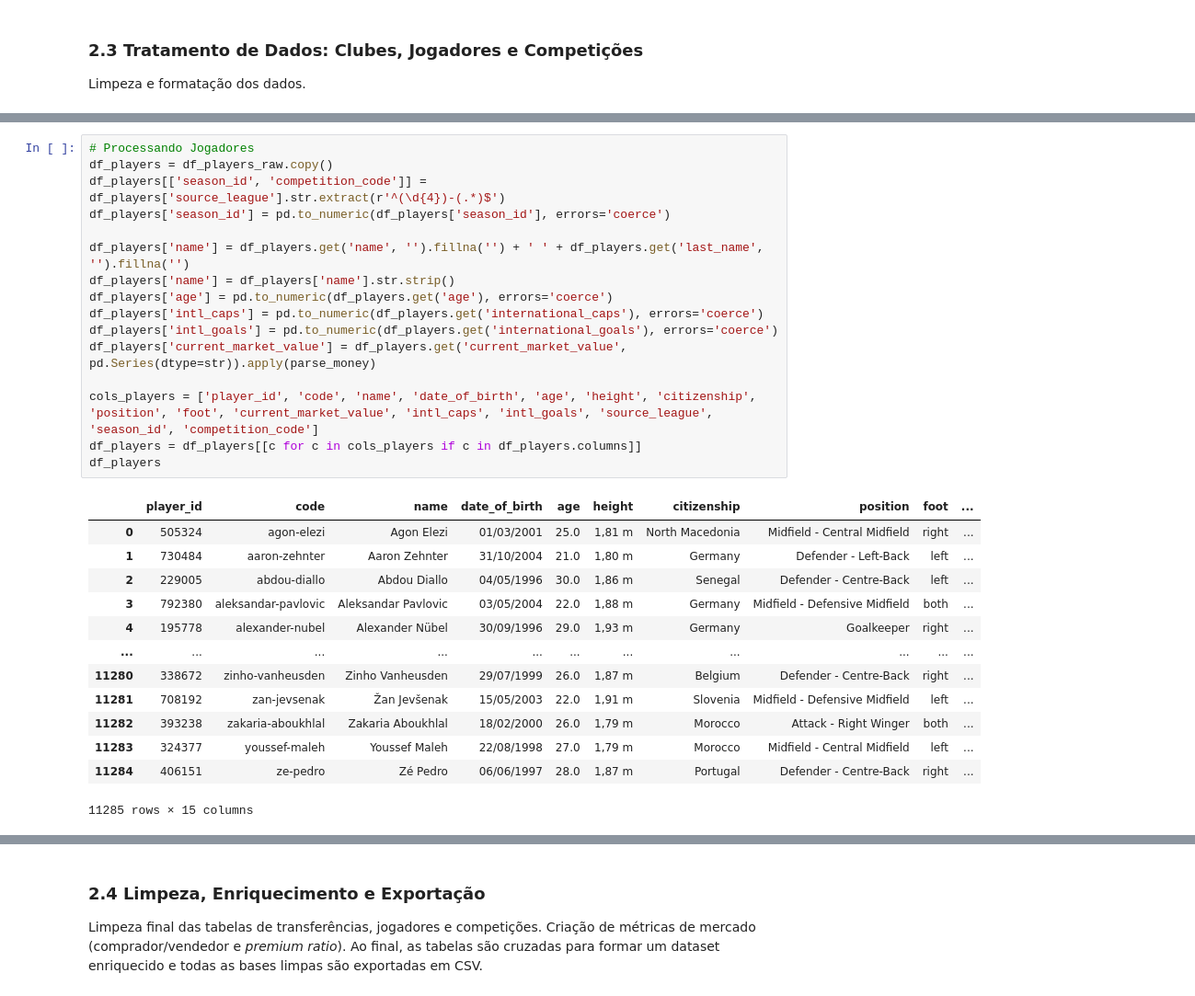
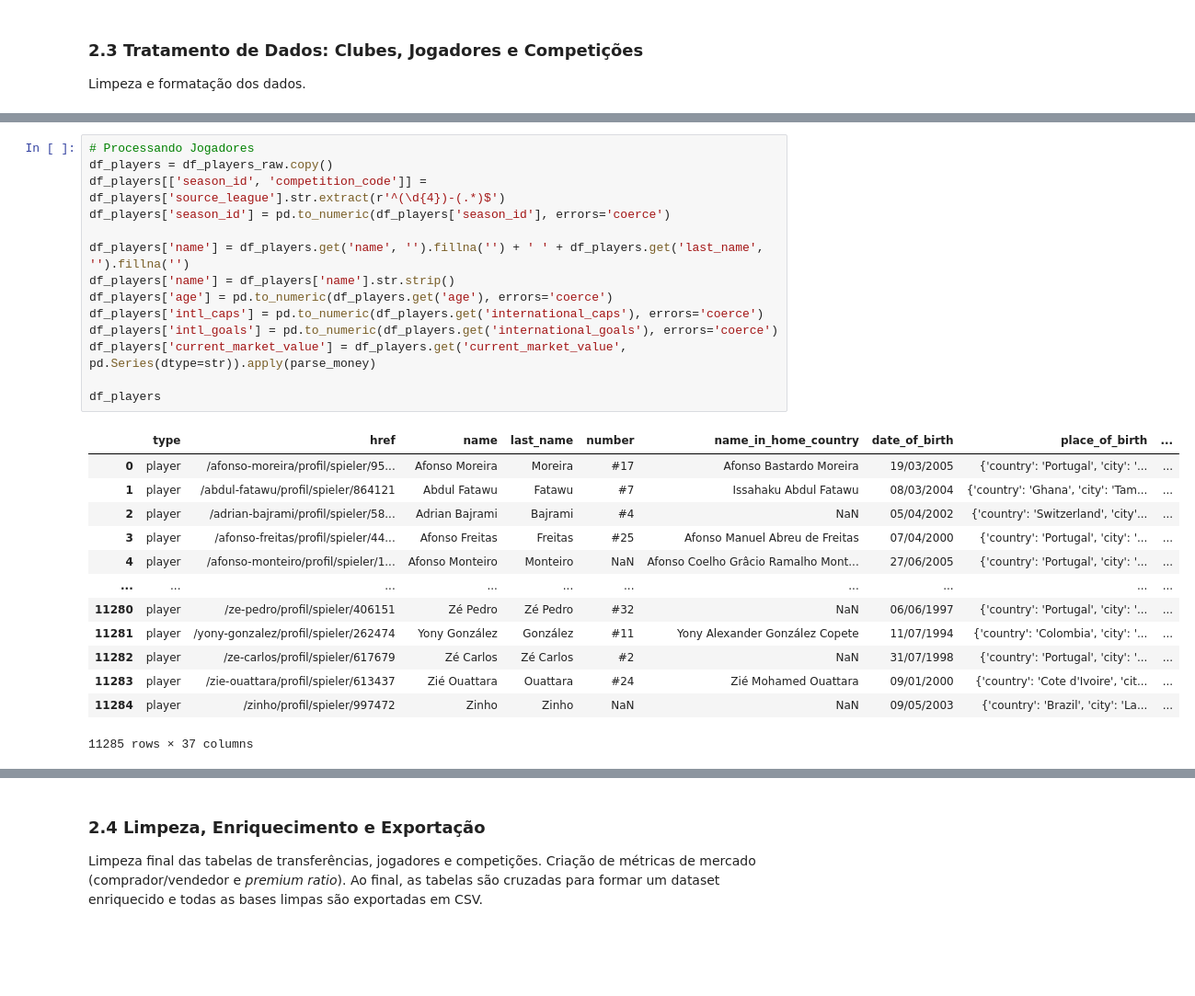
Before and after one commit to leticia-ribeirom/TP-CDAF, a Jupyter notebook: notebooks/exploratory_analysis.ipynb, the cells around one changed output, grey strips where cells are left out. Shown at 92% size. Saved outputs shown, nothing was run; the diff lists cells and outputs as text; blank space fills up the shorter version.

```diff
--- a/notebooks/exploratory_analysis.ipynb
+++ b/notebooks/exploratory_analysis.ipynb
@@ -213,33 +211,31 @@ df_clubs
 # %%
 # Processando Jogadores
 df_players = df_players_raw.copy()
 df_players[['season_id', 'competition_code']] = df_players['source_league'].str.extract(r'^(\d{4})-(.*)$')
 df_players['season_id'] = pd.to_numeric(df_players['season_id'], errors='coerce')
 
 df_players['name'] = df_players.get('name', '').fillna('') + ' ' + df_players.get('last_name', '').fillna('')
 df_players['name'] = df_players['name'].str.strip()
 df_players['age'] = pd.to_numeric(df_players.get('age'), errors='coerce')
 df_players['intl_caps'] = pd.to_numeric(df_players.get('international_caps'), errors='coerce')
 df_players['intl_goals'] = pd.to_numeric(df_players.get('international_goals'), errors='coerce')
 df_players['current_market_value'] = df_players.get('current_market_value', pd.Series(dtype=str)).apply(parse_money)
 
-cols_players = ['player_id', 'code', 'name', 'date_of_birth', 'age', 'height', 'citizenship', 'position', 'foot', 'current_market_value', 'intl_caps', 'intl_goals', 'source_league', 'season_id', 'competition_code']
-df_players = df_players[[c for c in cols_players if c in df_players.columns]]
 df_players
 # %% [output]
-|  | player_id | code | name | date_of_birth | age | height | citizenship | position | foot | ... |
-| 0 | 505324 | agon-elezi | Agon Elezi | 01/03/2001 | 25.0 | 1,81 m | North Macedonia | Midfield - Central Midfield | right | ... |
-| 1 | 730484 | aaron-zehnter | Aaron Zehnter | 31/10/2004 | 21.0 | 1,80 m | Germany | Defender - Left-Back | left | ... |
-| 2 | 229005 | abdou-diallo | Abdou Diallo | 04/05/1996 | 30.0 | 1,86 m | Senegal | Defender - Centre-Back | left | ... |
-| 3 | 792380 | aleksandar-pavlovic | Aleksandar Pavlovic | 03/05/2004 | 22.0 | 1,88 m | Germany | Midfield - Defensive Midfield | both | ... |
-| 4 | 195778 | alexander-nubel | Alexander Nübel | 30/09/1996 | 29.0 | 1,93 m | Germany | Goalkeeper | right | ... |
-| ... | ... | ... | ... | ... | ... | ... | ... | ... | ... | ... |
-| 11280 | 338672 | zinho-vanheusden | Zinho Vanheusden | 29/07/1999 | 26.0 | 1,87 m | Belgium | Defender - Centre-Back | right | ... |
-| 11281 | 708192 | zan-jevsenak | Žan Jevšenak | 15/05/2003 | 22.0 | 1,91 m | Slovenia | Midfield - Defensive Midfield | left | ... |
-| 11282 | 393238 | zakaria-aboukhlal | Zakaria Aboukhlal | 18/02/2000 | 26.0 | 1,79 m | Morocco | Attack - Right Winger | both | ... |
-| 11283 | 324377 | youssef-maleh | Youssef Maleh | 22/08/1998 | 27.0 | 1,79 m | Morocco | Midfield - Central Midfield | left | ... |
-| 11284 | 406151 | ze-pedro | Zé Pedro | 06/06/1997 | 28.0 | 1,87 m | Portugal | Defender - Centre-Back | right | ... |
+|  | type | href | name | last_name | number | name_in_home_country | date_of_birth | place_of_birth | ... |
+| 0 | player | /afonso-moreira/profil/spieler/95... | Afonso Moreira | Moreira | #17 | Afonso Bastardo Moreira | 19/03/2005 | {'country': 'Portugal', 'city': '... | ... |
+| 1 | player | /abdul-fatawu/profil/spieler/864121 | Abdul Fatawu | Fatawu | #7 | Issahaku Abdul Fatawu | 08/03/2004 | {'country': 'Ghana', 'city': 'Tam... | ... |
+| 2 | player | /adrian-bajrami/profil/spieler/58... | Adrian Bajrami | Bajrami | #4 | NaN | 05/04/2002 | {'country': 'Switzerland', 'city'... | ... |
+| 3 | player | /afonso-freitas/profil/spieler/44... | Afonso Freitas | Freitas | #25 | Afonso Manuel Abreu de Freitas | 07/04/2000 | {'country': 'Portugal', 'city': '... | ... |
+| 4 | player | /afonso-monteiro/profil/spieler/1... | Afonso Monteiro | Monteiro | NaN | Afonso Coelho Grâcio Ramalho Mont... | 27/06/2005 | {'country': 'Portugal', 'city': '... | ... |
+| ... | ... | ... | ... | ... | ... | ... | ... | ... | ... |
+| 11280 | player | /ze-pedro/profil/spieler/406151 | Zé Pedro | Zé Pedro | #32 | NaN | 06/06/1997 | {'country': 'Portugal', 'city': '... | ... |
+| 11281 | player | /yony-gonzalez/profil/spieler/262474 | Yony González | González | #11 | Yony Alexander González Copete | 11/07/1994 | {'country': 'Colombia', 'city': '... | ... |
+| 11282 | player | /ze-carlos/profil/spieler/617679 | Zé Carlos | Zé Carlos | #2 | NaN | 31/07/1998 | {'country': 'Portugal', 'city': '... | ... |
+| 11283 | player | /zie-ouattara/profil/spieler/613437 | Zié Ouattara | Ouattara | #24 | Zié Mohamed Ouattara | 09/01/2000 | {'country': 'Cote d'Ivoire', 'cit... | ... |
+| 11284 | player | /zinho/profil/spieler/997472 | Zinho | Zinho | NaN | NaN | 09/05/2003 | {'country': 'Brazil', 'city': 'La... | ... |
-11285 rows × 15 columns
+11285 rows × 37 columns
 # %%
 # Processando Competições
 df_competitions = df_competitions_raw.copy()
```
Also changed, not shown: parts of 30 cells of this notebook, 5 other files.
